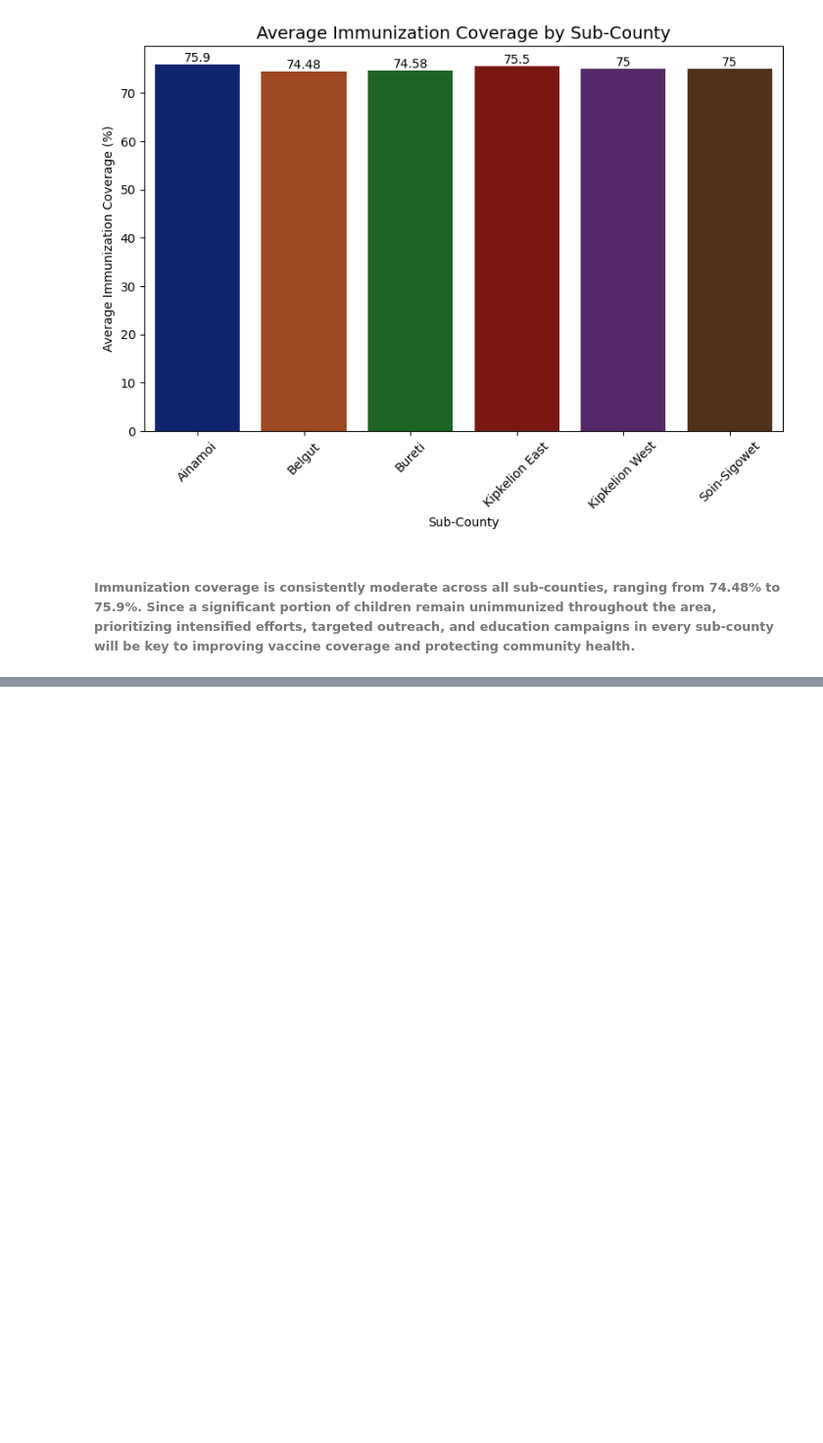
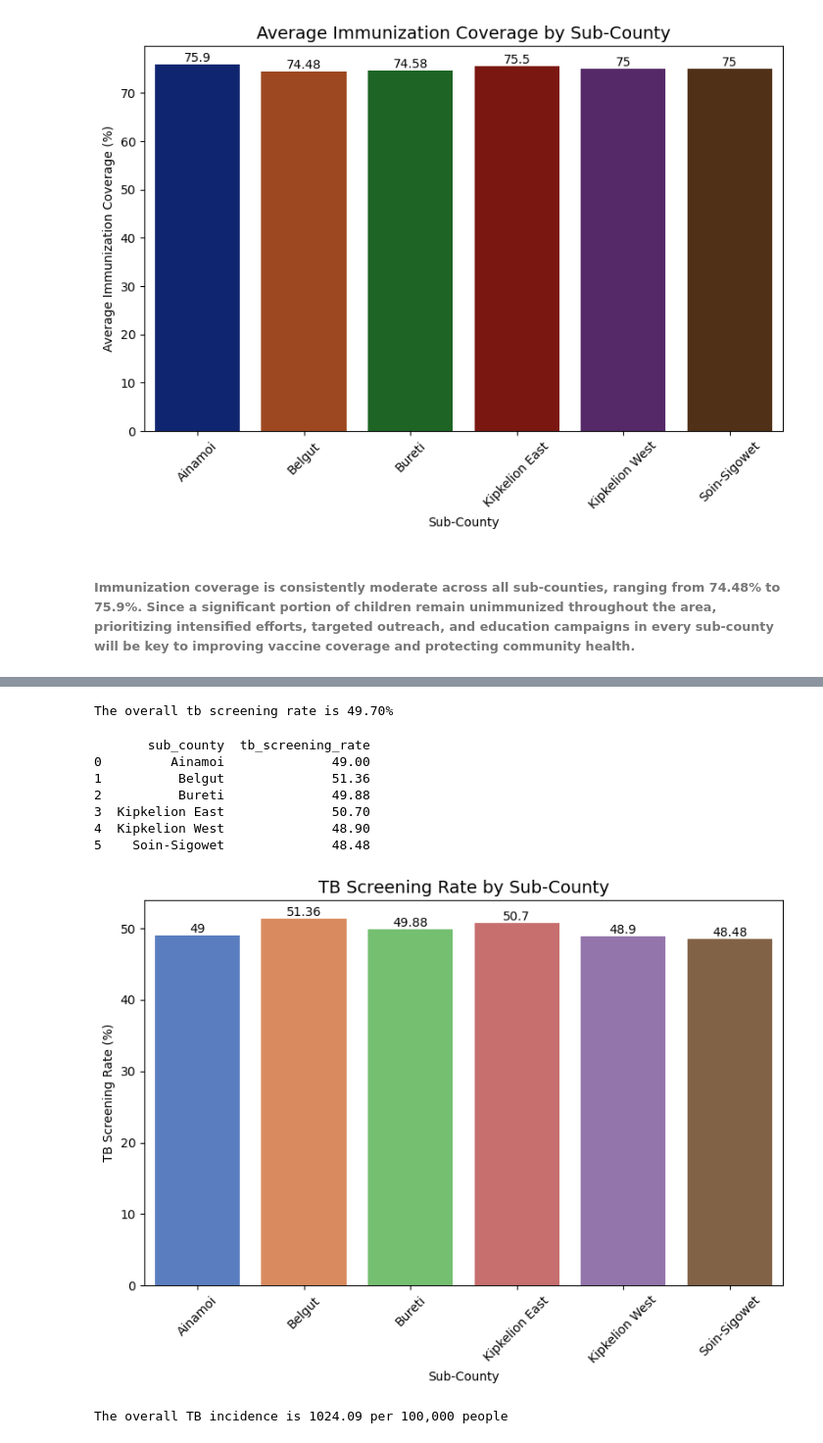
Before and after one commit to gilbertbett/Healthcare-Analytics, a Jupyter notebook: keph_level_1_kericho/keph_level_1_kericho_notebook.ipynb, the cells around one changed output, grey strips where cells are left out. Shown: that part at 98% size. Drawn from its saved outputs; the diff is of its cells as text; code cells hidden in the pictures; blank space fills up the shorter version.

```diff
--- a/keph_level_1_kericho/keph_level_1_kericho_notebook.ipynb
+++ b/keph_level_1_kericho/keph_level_1_kericho_notebook.ipynb
@@ -603,0 +679,48 @@ plt.show()
+# %%
+# TB screening rate
+
+tb_screening_rate = (main_df['tb_screened'].sum() / main_df['household_size'].sum() * 100).round(2)
+print(f'The overall tb screening rate is {tb_screening_rate:.2f}%')
+# %% [output]
+The overall tb screening rate is 49.70%
+# %%
+# TB screening rate by sub_county
+
+tb_screened_by_subcounty = main_df.groupby('sub_county')['tb_screened'].sum()
+household_size_by_subcounty = main_df.groupby('sub_county')['household_size'].sum()
+tb_screening_rate_by_subcounty = ((tb_screened_by_subcounty / household_size_by_subcounty) * 100).reset_index(name='tb_screening_rate').round(2)
+print(tb_screening_rate_by_subcounty)
+
+# Visualize TB screening rate by sub-county
+plt.figure(figsize=(8,6))
+ax = sns.barplot(
+    data=tb_screening_rate_by_subcounty,
+    x='sub_county',
+    y='tb_screening_rate',
+    palette='muted',
+    hue='sub_county'
+    )
+plt.title('TB Screening Rate by Sub-County', fontsize=14)
+plt.xlabel('Sub-County')
+plt.ylabel('TB Screening Rate (%)')
+plt.xticks(rotation=45)
+plt.tight_layout()
+for container in ax.containers:
+    ax.bar_label(container, fontsize=10, label_type='edge')
+plt.show()
+# %% [output]
+       sub_county  tb_screening_rate
+0         Ainamoi              49.00
+1          Belgut              51.36
+2          Bureti              49.88
+3  Kipkelion East              50.70
+4  Kipkelion West              48.90
+5    Soin-Sigowet              48.48
+[figure, added]
+# %%
+# Overall TB incidence rate
+
+tb_incidence_rate = (main_df['tb_suspected'].sum() / main_df['household_size'].sum() * 100000).round(2)  # TB incidence per 100000 people. Rare diseases are measured per 100000 people
+print(f'The overall TB incidence is {tb_incidence_rate:.2f} per 100,000 people')
+# %% [output]
+The overall TB incidence is 1024.09 per 100,000 people
```
Also changed, not shown: parts of 9 cells of this notebook, 1 other file.
